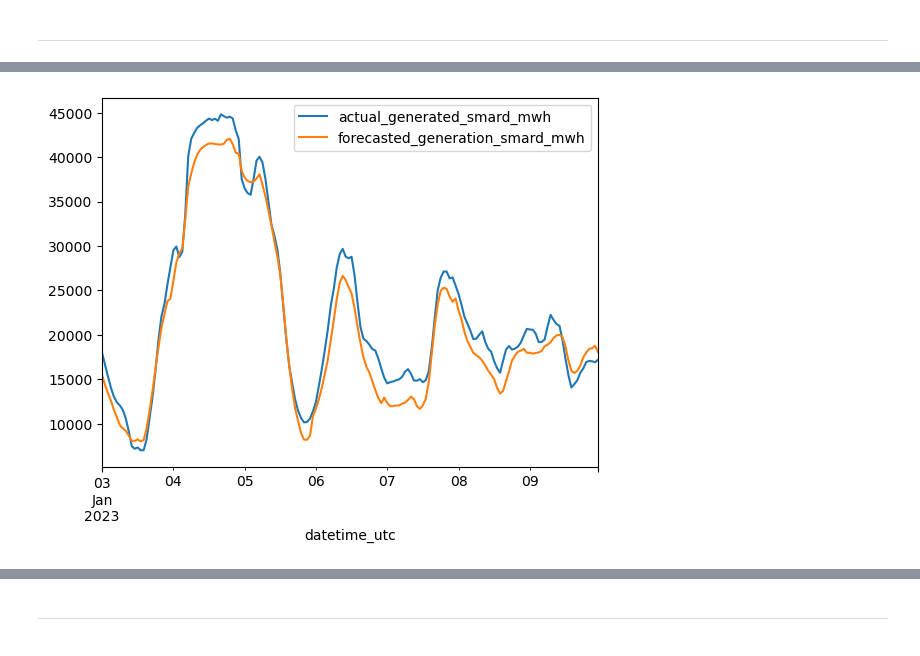
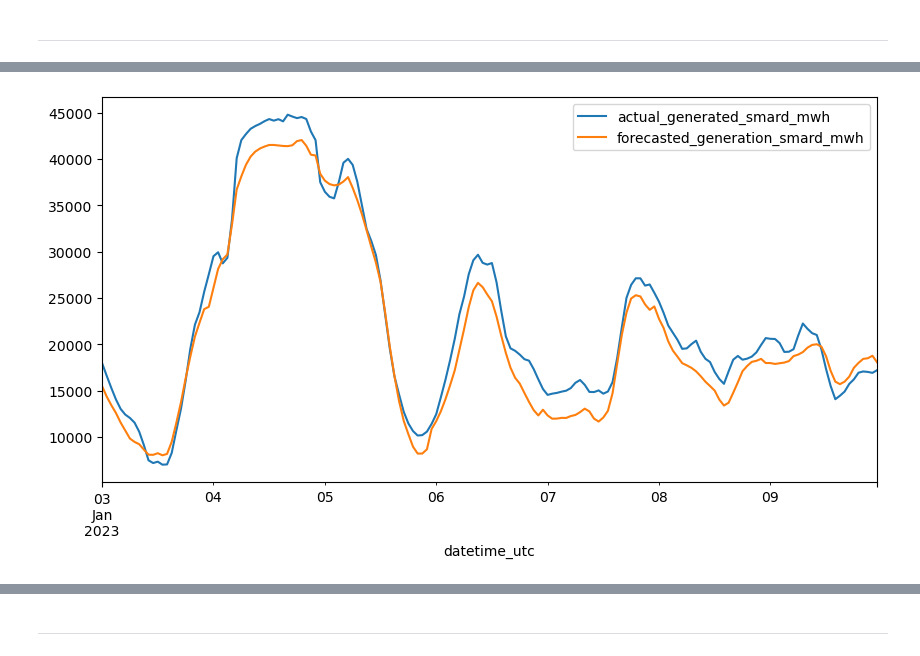
Before and after one commit to meteoviz/wind_power_forecasting_germany, a Jupyter notebook: notebooks/exploratory_analysis.ipynb, the cells around one changed output, grey strips where cells are left out. Cells and saved outputs as stored; diff of their text form; code cells hidden in the pictures.

```diff
--- a/notebooks/exploratory_analysis.ipynb
+++ b/notebooks/exploratory_analysis.ipynb
@@ -284,8 +285,11 @@ df['actual_generated_smard_mwh'].iloc[0:1_000].plot();
 # %%
 # SMARD actual vs SMARD forecasted
-df_smard_preds_vs_actuals.loc['2023-01-03': '2023-01-09'].plot(kind='line', y=['actual_generated_smard_mwh', 'forecasted_generation_smard_mwh']);
+df_smard_preds_vs_actuals.loc['2023-01-03': '2023-01-09'].plot(
+    kind='line', y=['actual_generated_smard_mwh', 'forecasted_generation_smard_mwh'],
+    figsize=(10,5)
+);
 # %% [output]
-[figure, old version]
+[figure, new version]
 # %%
 # filter on just one day
 # df.loc['2023-01-01']
```
Also changed, not shown: parts of 10 cells of this notebook, 1 other file.
